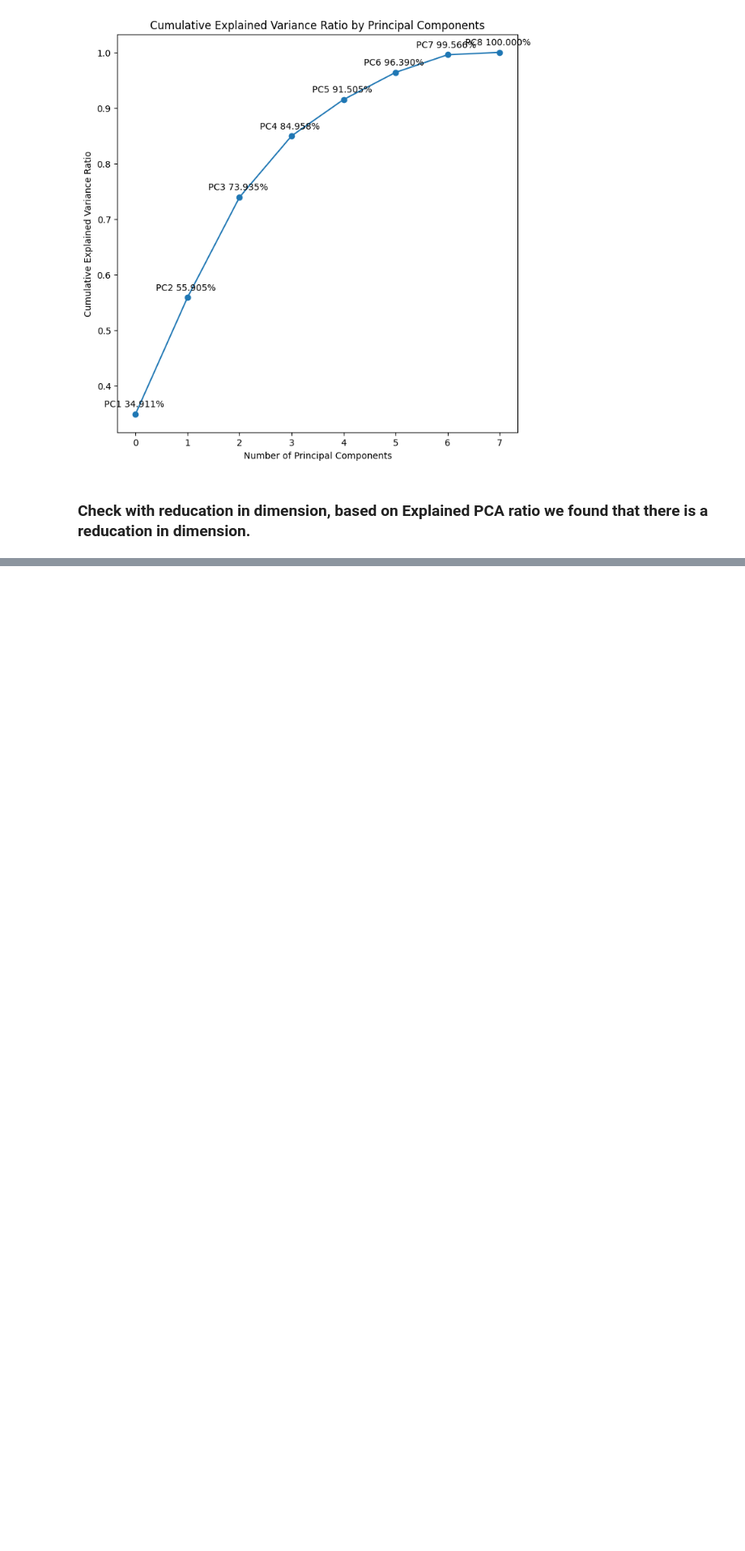
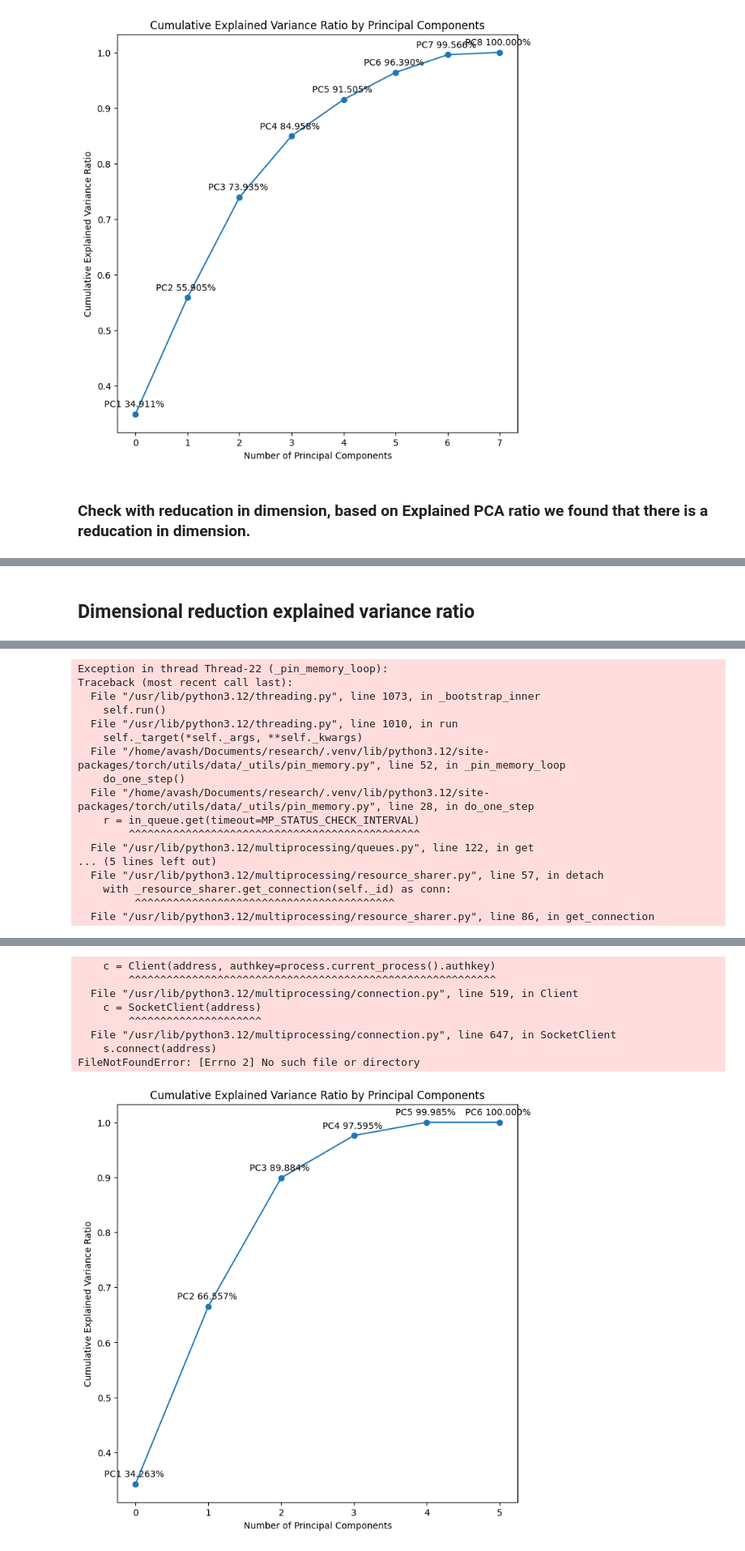
Before and after one commit to Aavash232311/transformer-pt-analysis, a Jupyter notebook: analysis/cumulative_variance_ratio.ipynb, the cells around one changed output, grey strips where cells are left out. Shown at 81% size. Drawn from its saved outputs; the diff is of its cells as text; code cells hidden in the pictures; blank space fills up the shorter version.

Commit message:
Dimension 6 with MLP

```diff
--- a/analysis/cumulative_variance_ratio.ipynb
+++ b/analysis/cumulative_variance_ratio.ipynb
@@ -252 +252,10 @@ Accuracy (eval mode): 100.00%
 Successfully saved to: ../checkpoints/v_exp.pth
+# %% [markdown]
+## Dimensional reduction explained variance ratio
+# %%
+from script.model_dim_6 import MinimalTransformer
+vocab_size = 10
+model = MinimalTransformer(vocab_size=vocab_size)
+checkpoint_dir = '../checkpoints'
+explained_variance(os.path.join(checkpoint_dir, 'v_exp.pth'), model, pc=6)
+# %% [output]
@@ -252,0 +265,17 @@ Successfully saved to: ../checkpoints/v_exp.pth
+Exception in thread Thread-22 (_pin_memory_loop):
+Traceback (most recent call last):
+  File "/usr/lib/python3.12/threading.py", line 1073, in _bootstrap_inner
+    self.run()
+  File "/usr/lib/python3.12/threading.py", line 1010, in run
+    self._target(*self._args, **self._kwargs)
+  File "/home/avash/Documents/research/.venv/lib/python3.12/site-packages/torch/utils/data/_utils/pin_memory.py", line 52, in _pin_memory_loop
+    do_one_step()
+  File "/home/avash/Documents/research/.venv/lib/python3.12/site-packages/torch/utils/data/_utils/pin_memory.py", line 28, in do_one_step
+    r = in_queue.get(timeout=MP_STATUS_CHECK_INTERVAL)
+        ^^^^^^^^^^^^^^^^^^^^^^^^^^^^^^^^^^^^^^^^^^^^^^
+  File "/usr/lib/python3.12/multiprocessing/queues.py", line 122, in get
+... (5 lines left out)
+  File "/usr/lib/python3.12/multiprocessing/resource_sharer.py", line 57, in detach
+    with _resource_sharer.get_connection(self._id) as conn:
+         ^^^^^^^^^^^^^^^^^^^^^^^^^^^^^^^^^^^^^^^^^
+  File "/usr/lib/python3.12/multiprocessing/resource_sharer.py", line 86, in get_connection
@@ -252,0 +283,9 @@ Successfully saved to: ../checkpoints/v_exp.pth
+    c = Client(address, authkey=process.current_process().authkey)
+        ^^^^^^^^^^^^^^^^^^^^^^^^^^^^^^^^^^^^^^^^^^^^^^^^^^^^^^^^^^
+  File "/usr/lib/python3.12/multiprocessing/connection.py", line 519, in Client
+    c = SocketClient(address)
+        ^^^^^^^^^^^^^^^^^^^^^
+  File "/usr/lib/python3.12/multiprocessing/connection.py", line 647, in SocketClient
+    s.connect(address)
+FileNotFoundError: [Errno 2] No such file or directory
+[figure, added]
```
Also changed, not shown: parts of 6 cells of this notebook, 3 other files.
